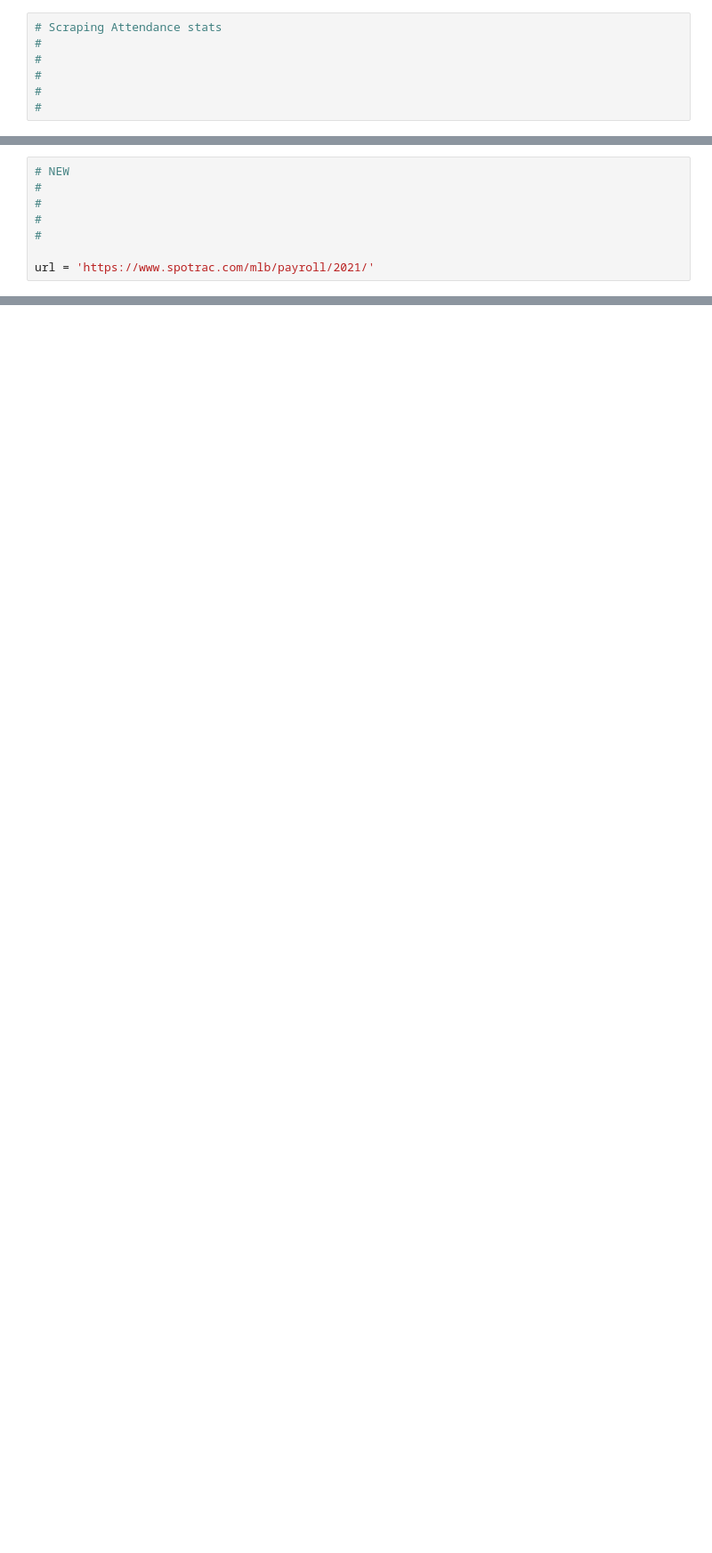
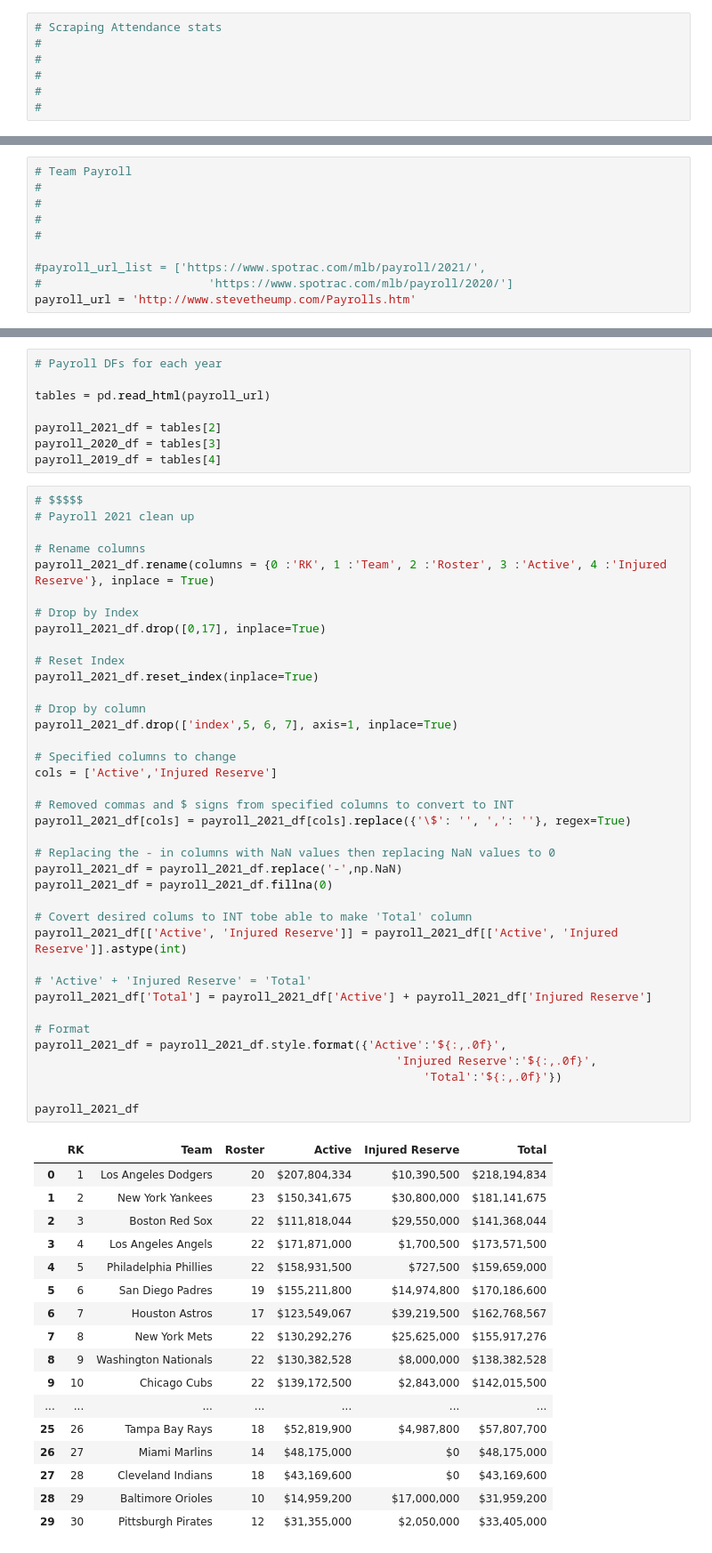
Before and after one commit to Apalacios20/MLB-Vs-Covid, a Jupyter notebook: Baseball_scrape.ipynb, the cells around one changed output, grey strips where cells are left out. Shown at 89% size. Cells and saved outputs as stored; diff of their text form; blank space fills up the shorter version.

```diff
--- a/Baseball_scrape.ipynb
+++ b/Baseball_scrape.ipynb
@@ -287,8 +342,10 @@ complete_attendace_df
 # %%
-# NEW
+# Team Payroll
 #
 #
 #
 #
 
-url = 'https://www.spotrac.com/mlb/payroll/2021/'
+#payroll_url_list = ['https://www.spotrac.com/mlb/payroll/2021/',
+#                        'https://www.spotrac.com/mlb/payroll/2020/']
+payroll_url = 'http://www.stevetheump.com/Payrolls.htm'
@@ -315,0 +352,64 @@ tables[0]
+# %%
+# Payroll DFs for each year
+
+tables = pd.read_html(payroll_url)
+
+payroll_2021_df = tables[2]
+payroll_2020_df = tables[3]
+payroll_2019_df = tables[4]
+# %%
+# $$$$$
+# Payroll 2021 clean up
+
+# Rename columns
+payroll_2021_df.rename(columns = {0 :'RK', 1 :'Team', 2 :'Roster', 3 :'Active', 4 :'Injured Reserve'}, inplace = True)
+
+# Drop by Index
+payroll_2021_df.drop([0,17], inplace=True)
+
+# Reset Index
+payroll_2021_df.reset_index(inplace=True)
+
+# Drop by column
+payroll_2021_df.drop(['index',5, 6, 7], axis=1, inplace=True)
+
+# Specified columns to change
+cols = ['Active','Injured Reserve']
+
+# Removed commas and $ signs from specified columns to convert to INT
+payroll_2021_df[cols] = payroll_2021_df[cols].replace({'\$': '', ',': ''}, regex=True)
+
+# Replacing the - in columns with NaN values then replacing NaN values to 0
+payroll_2021_df = payroll_2021_df.replace('-',np.NaN)
+payroll_2021_df = payroll_2021_df.fillna(0)
+
+# Covert desired colums to INT tobe able to make 'Total' column
+payroll_2021_df[['Active', 'Injured Reserve']] = payroll_2021_df[['Active', 'Injured Reserve']].astype(int)
+
+# 'Active' + 'Injured Reserve' = 'Total'
+payroll_2021_df['Total'] = payroll_2021_df['Active'] + payroll_2021_df['Injured Reserve']
+
+# Format
+payroll_2021_df = payroll_2021_df.style.format({'Active':'${:,.0f}',
+                                                    'Injured Reserve':'${:,.0f}',
+                                                        'Total':'${:,.0f}'})
+
+payroll_2021_df
+# %% [output]
+|  | RK | Team | Roster | Active | Injured Reserve | Total |
+| 0 | 1 | Los Angeles Dodgers | 20 | $207,804,334 | $10,390,500 | $218,194,834 |
+| 1 | 2 | New York Yankees | 23 | $150,341,675 | $30,800,000 | $181,141,675 |
+| 2 | 3 | Boston Red Sox | 22 | $111,818,044 | $29,550,000 | $141,368,044 |
+| 3 | 4 | Los Angeles Angels | 22 | $171,871,000 | $1,700,500 | $173,571,500 |
+| 4 | 5 | Philadelphia Phillies | 22 | $158,931,500 | $727,500 | $159,659,000 |
+| 5 | 6 | San Diego Padres | 19 | $155,211,800 | $14,974,800 | $170,186,600 |
+| 6 | 7 | Houston Astros | 17 | $123,549,067 | $39,219,500 | $162,768,567 |
+| 7 | 8 | New York Mets | 22 | $130,292,276 | $25,625,000 | $155,917,276 |
+| 8 | 9 | Washington Nationals | 22 | $130,382,528 | $8,000,000 | $138,382,528 |
+| 9 | 10 | Chicago Cubs | 22 | $139,172,500 | $2,843,000 | $142,015,500 |
+| ... | ... | ... | ... | ... | ... | ... |
+| 25 | 26 | Tampa Bay Rays | 18 | $52,819,900 | $4,987,800 | $57,807,700 |
+| 26 | 27 | Miami Marlins | 14 | $48,175,000 | $0 | $48,175,000 |
+| 27 | 28 | Cleveland Indians | 18 | $43,169,600 | $0 | $43,169,600 |
+| 28 | 29 | Baltimore Orioles | 10 | $14,959,200 | $17,000,000 | $31,959,200 |
+| 29 | 30 | Pittsburgh Pirates | 12 | $31,355,000 | $2,050,000 | $33,405,000 |
```
Also changed, not shown: parts of 28 cells of this notebook.
